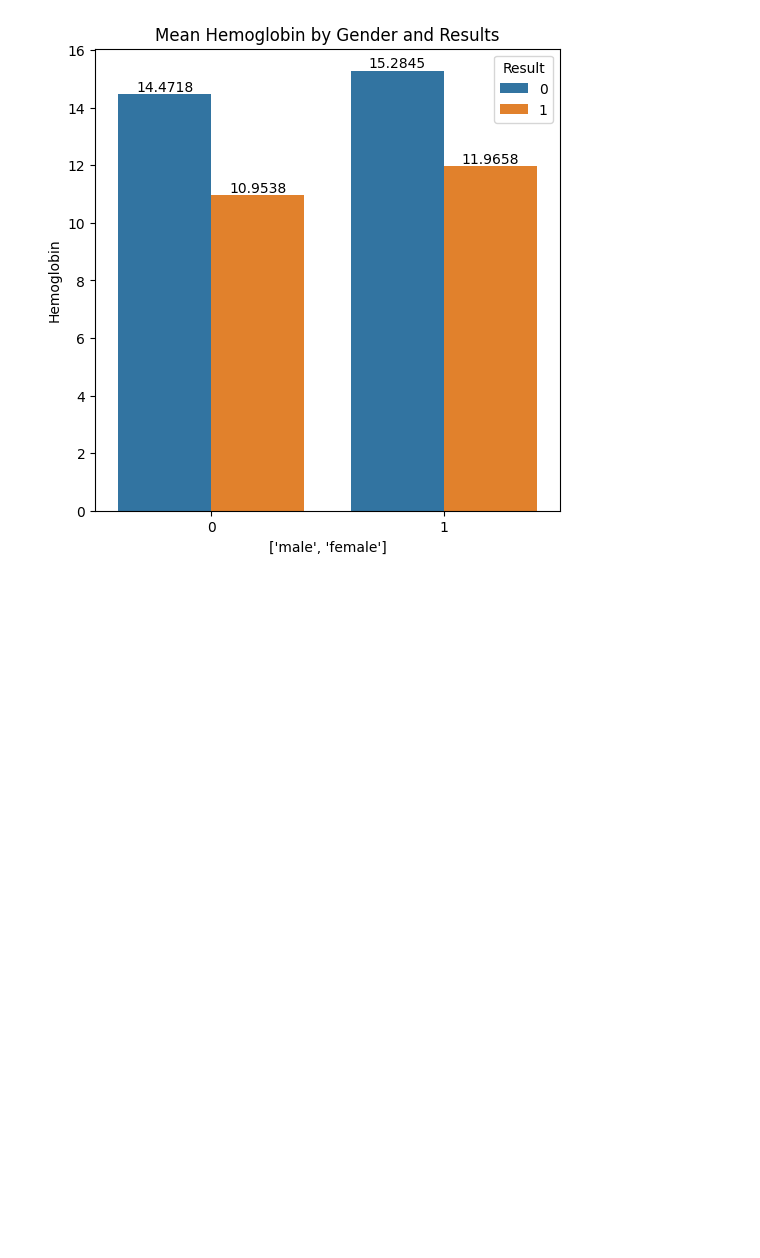
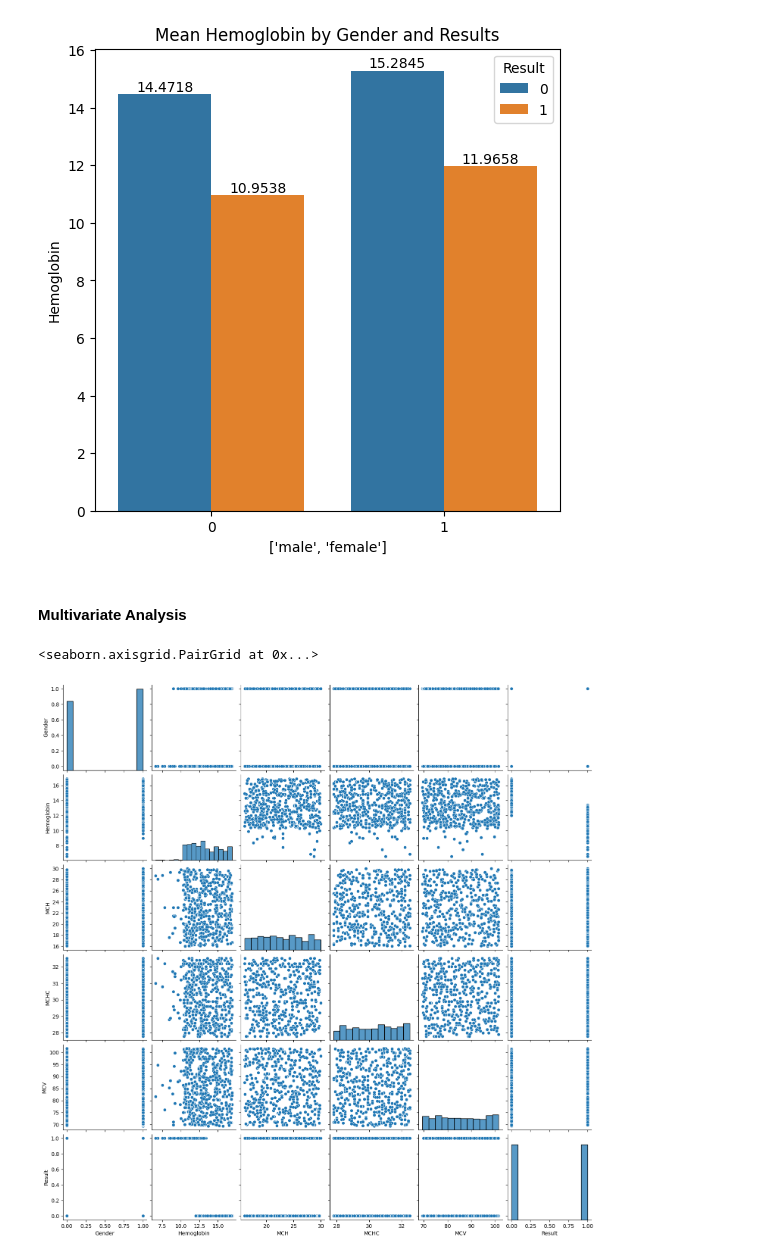
Before and after one commit to vinaygupta88/Anemia-Sense, a Jupyter notebook: Training Files/Anemia-sense-jupterFile.ipynb, the cells around one changed output. Cells and saved outputs as stored; diff of their text form; code cells hidden in the pictures; blank space fills up the shorter version.

Commit message:
Exploratory Data Analysis
Multivariate Analysis

```diff
--- a/Training Files/Anemia-sense-jupterFile.ipynb
+++ b/Training Files/Anemia-sense-jupterFile.ipynb
@@ -184,3 +184,10 @@ The `ci` parameter is deprecated. Use `errorbar=None` for the same effect.
 
   ax = sns.barplot(y = df['Hemoglobin'], x = df['Gender'], hue = df['Result'], ci = None)
 [figure]
+# %% [markdown]
+#### Multivariate Analysis
+# %%
+sns.pairplot(df)
+# %% [output]
+<seaborn.axisgrid.PairGrid at 0x...>
+[figure, added]
```
Also changed, not shown: parts of 1 cell of this notebook.
